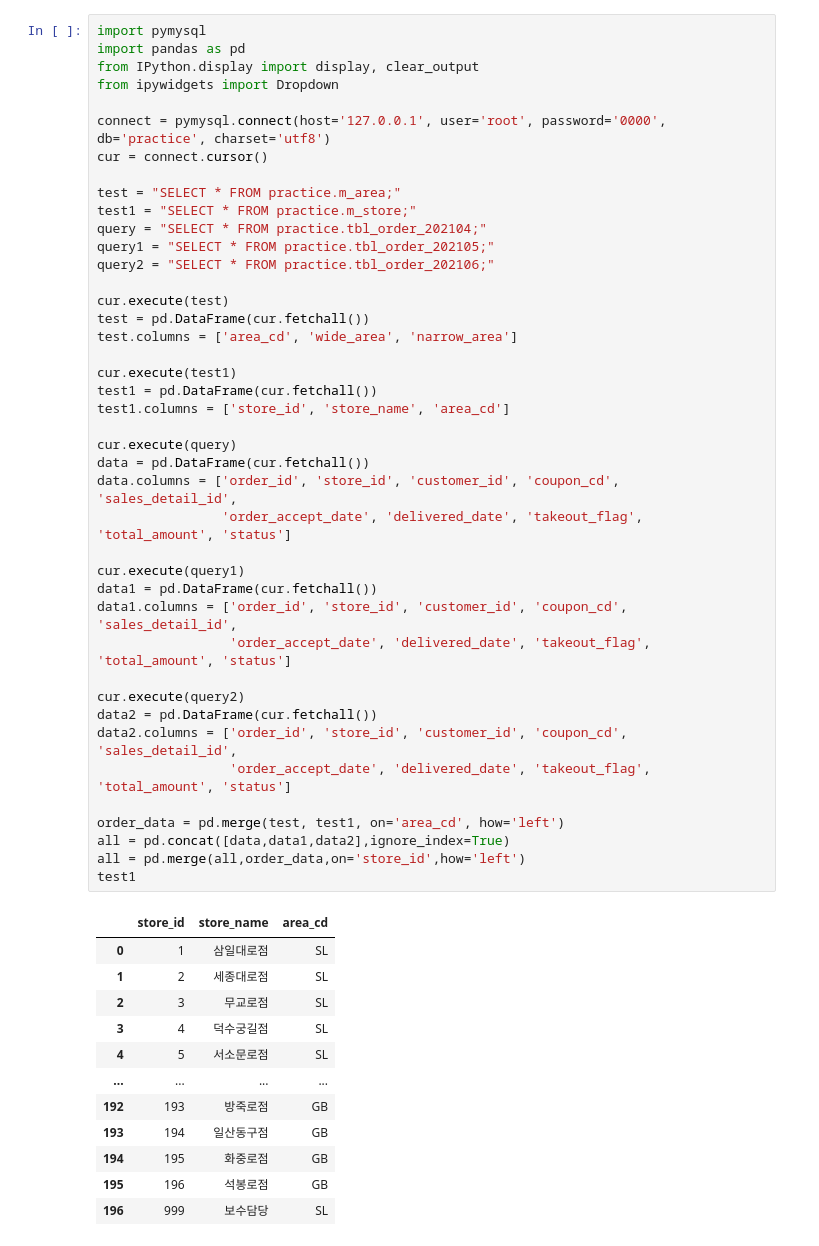
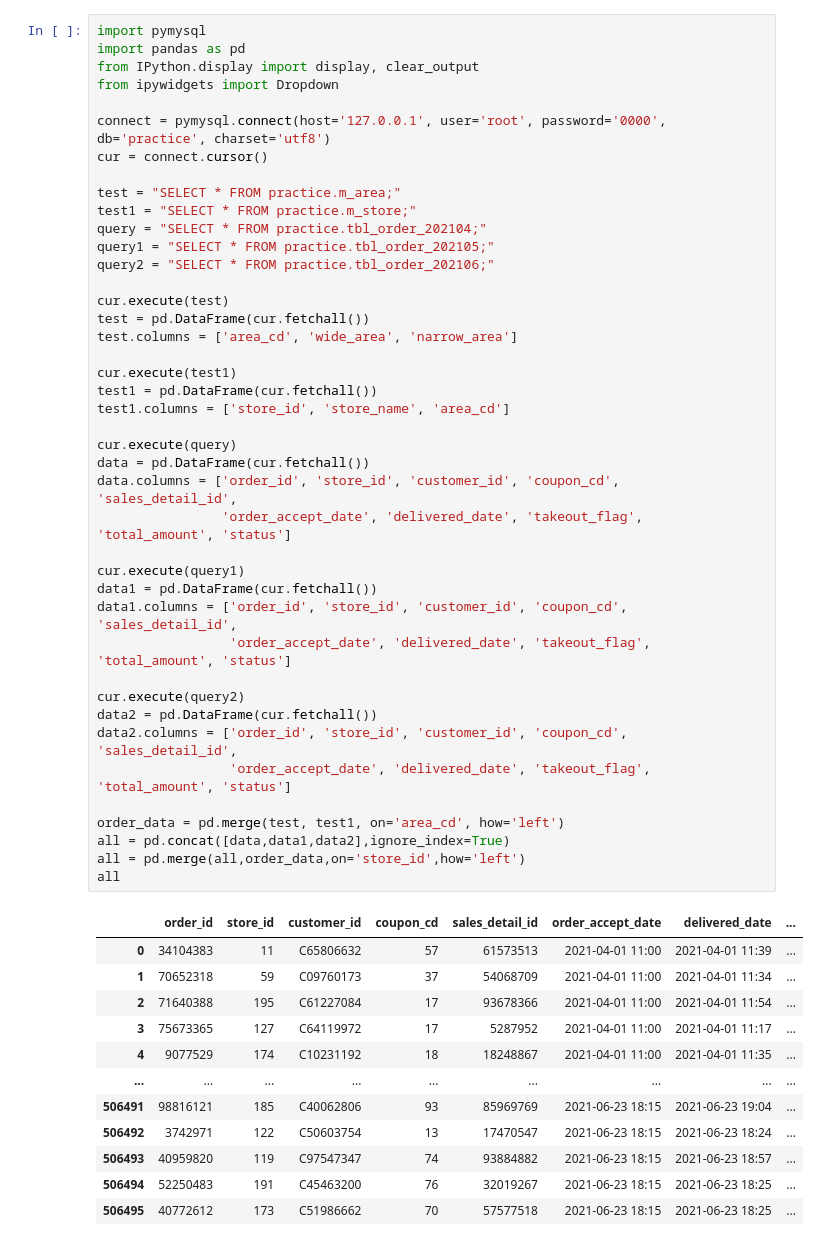
Before and after one commit to daebeobkim/python-bigdata, a Jupyter notebook: EDA/mysql test.ipynb, the cells around one changed output. Saved outputs shown, nothing was run; the diff lists cells and outputs as text.

```diff
--- a/EDA/mysql test.ipynb
+++ b/EDA/mysql test.ipynb
@@ -13,43 +13,43 @@ query = "SELECT * FROM practice.tbl_order_202104;"
 query1 = "SELECT * FROM practice.tbl_order_202105;"
 query2 = "SELECT * FROM practice.tbl_order_202106;"
 
 cur.execute(test)
 test = pd.DataFrame(cur.fetchall())
 test.columns = ['area_cd', 'wide_area', 'narrow_area']
 
 cur.execute(test1)
 test1 = pd.DataFrame(cur.fetchall())
 test1.columns = ['store_id', 'store_name', 'area_cd']
 
 cur.execute(query)
 data = pd.DataFrame(cur.fetchall())
 data.columns = ['order_id', 'store_id', 'customer_id', 'coupon_cd', 'sales_detail_id',
                 'order_accept_date', 'delivered_date', 'takeout_flag', 'total_amount', 'status']
 
 cur.execute(query1)
 data1 = pd.DataFrame(cur.fetchall())
 data1.columns = ['order_id', 'store_id', 'customer_id', 'coupon_cd', 'sales_detail_id',
                  'order_accept_date', 'delivered_date', 'takeout_flag', 'total_amount', 'status']
 
 cur.execute(query2)
 data2 = pd.DataFrame(cur.fetchall())
 data2.columns = ['order_id', 'store_id', 'customer_id', 'coupon_cd', 'sales_detail_id',
                  'order_accept_date', 'delivered_date', 'takeout_flag', 'total_amount', 'status']
 
 order_data = pd.merge(test, test1, on='area_cd', how='left')
 all = pd.concat([data,data1,data2],ignore_index=True)
 all = pd.merge(all,order_data,on='store_id',how='left')
-test1
+all
 # %% [output]
-|  | store_id | store_name | area_cd |
-| 0 | 1 | 삼일대로점 | SL |
-| 1 | 2 | 세종대로점 | SL |
-| 2 | 3 | 무교로점 | SL |
-| 3 | 4 | 덕수궁길점 | SL |
-| 4 | 5 | 서소문로점 | SL |
-| ... | ... | ... | ... |
-| 192 | 193 | 방죽로점 | GB |
-| 193 | 194 | 일산동구점 | GB |
-| 194 | 195 | 화중로점 | GB |
-| 195 | 196 | 석봉로점 | GB |
-| 196 | 999 | 보수담당 | SL |
+|  | order_id | store_id | customer_id | coupon_cd | sales_detail_id | order_accept_date | delivered_date | ... |
+| 0 | 34104383 | 11 | C65806632 | 57 | 61573513 | 2021-04-01 11:00 | 2021-04-01 11:39 | ... |
+| 1 | 70652318 | 59 | C09760173 | 37 | 54068709 | 2021-04-01 11:00 | 2021-04-01 11:34 | ... |
+| 2 | 71640388 | 195 | C61227084 | 17 | 93678366 | 2021-04-01 11:00 | 2021-04-01 11:54 | ... |
+| 3 | 75673365 | 127 | C64119972 | 17 | 5287952 | 2021-04-01 11:00 | 2021-04-01 11:17 | ... |
+| 4 | 9077529 | 174 | C10231192 | 18 | 18248867 | 2021-04-01 11:00 | 2021-04-01 11:35 | ... |
+| ... | ... | ... | ... | ... | ... | ... | ... | ... |
+| 506491 | 98816121 | 185 | C40062806 | 93 | 85969769 | 2021-06-23 18:15 | 2021-06-23 19:04 | ... |
+| 506492 | 3742971 | 122 | C50603754 | 13 | 17470547 | 2021-06-23 18:15 | 2021-06-23 18:24 | ... |
+| 506493 | 40959820 | 119 | C97547347 | 74 | 93884882 | 2021-06-23 18:15 | 2021-06-23 18:57 | ... |
+| 506494 | 52250483 | 191 | C45463200 | 76 | 32019267 | 2021-06-23 18:15 | 2021-06-23 18:25 | ... |
+| 506495 | 40772612 | 173 | C51986662 | 70 | 57577518 | 2021-06-23 18:15 | 2021-06-23 18:25 | ... |
```
Also changed, not shown: parts of 5 cells of this notebook.
